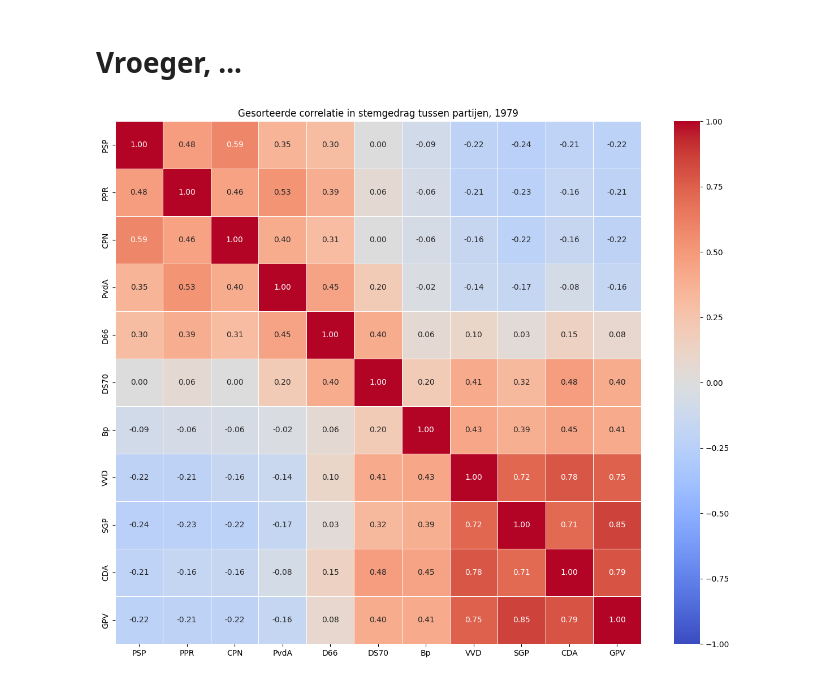
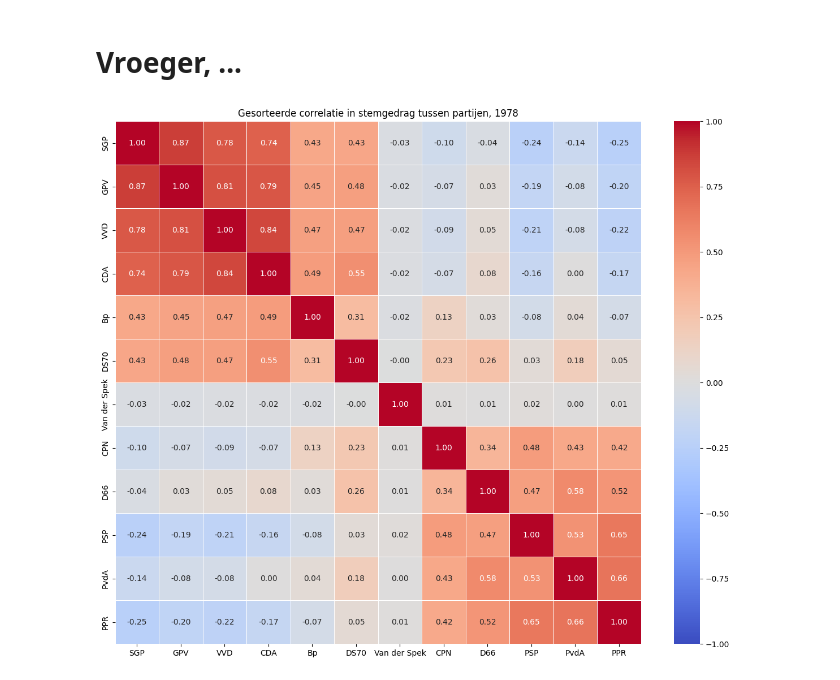
Before and after one commit to larsgeb/Polertiek, a Jupyter notebook: notebooks/Correlation_per_year.ipynb, the cells around one changed output. Drawn from its saved outputs; the diff is of its cells as text; code cells hidden in the pictures.

Commit message:
Hierarchische clusters met Ward

```diff
--- a/notebooks/Correlation_per_year.ipynb
+++ b/notebooks/Correlation_per_year.ipynb
@@ -70,40 +70,40 @@ plt.show()
 # %% [markdown]
 # Vroeger, ...
 # %%
-year = 1979
+year = 1978
 # Path to SQLite database
 database_path = "../data/votes.sqlite"
 
 # Fetch and preprocess data
 df = polertiek.fetch_and_preprocess_data(database_path, year=year)
 
 # Standardize the data
 df_standardized = (df - df.mean()) / df.std()
 
-# Apply PCA
-pca = PCA()
-pca_result = pca.fit_transform(df_standardized)
+# Hierarchical clustering
+linkage_matrix = hierarchy.linkage(df_standardized.T, method="ward")
 
-# Sort columns based on principal component loadings
-sorted_columns = df.columns[pca.components_[0].argsort()]
+# Get the order of columns based on clustering
+dendrogram = hierarchy.dendrogram(linkage_matrix, no_plot=True)
+sorted_columns = df.columns[dendrogram["leaves"]]
 
 # Reorder DataFrame columns
 df_sorted = df[sorted_columns]
 
 # Calculate the correlation matrix of the sorted DataFrame
 correlation_matrix_sorted = df_sorted.corr()
 
 # Create a heatmap using seaborn
 plt.figure(figsize=(15, 12))
 sns.heatmap(
     correlation_matrix_sorted,
     annot=True,
     cmap="coolwarm",
     fmt=".2f",
     linewidths=0.5,
     vmin=-1,
 )
 plt.title(f"Gesorteerde correlatie in stemgedrag tussen partijen, {year}")
 plt.show()
 # %% [output]
-[figure, old version]
+[figure, new version]
```
Also changed, not shown: parts of 2 cells of this notebook, 3 other files.
